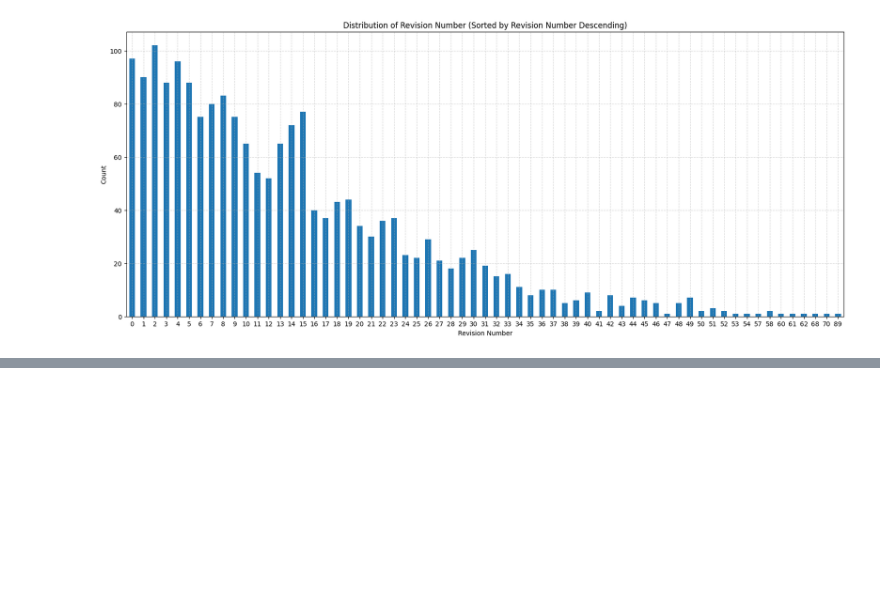
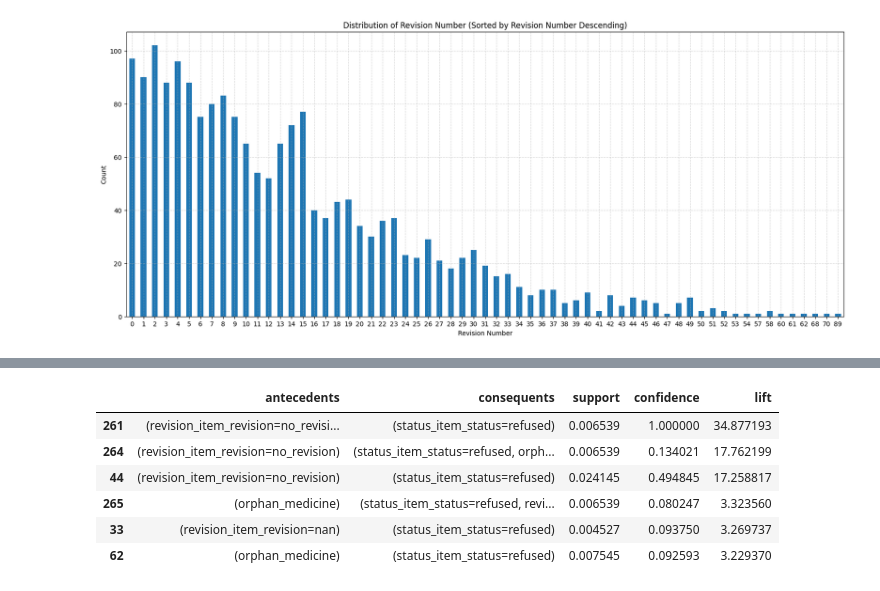
Before and after one commit to SChamnan/ba820-unsupervised-ml-team10-project, a Jupyter notebook: Chamnan_Suon_M4_European_Drugs_Development.ipynb, the cells around one changed output, grey strips where cells are left out. Saved outputs shown, nothing was run; the diff lists cells and outputs as text; code cells hidden in the pictures; blank space fills up the shorter version.

```diff
--- a/Chamnan_Suon_M4_European_Drugs_Development.ipynb
+++ b/Chamnan_Suon_M4_European_Drugs_Development.ipynb
@@ -568,0 +627,7 @@ plt.show()
+# %%
+# Create revision category
+drugs_df["revision_group"] = pd.cut(
+    drugs_df["revision_number"],
+    bins=[-1,0,15,30,45,float("inf")],
+    labels=["no_revision", "low_revision", "medium_revision", "high_revision", "very_high_revision"]
+)
@@ -568,0 +636,74 @@ plt.show()
+# %%
+from mlxtend.frequent_patterns import apriori, association_rules
+
+# Get boolean features
+boolean_features = [
+    "patient_safety",
+    "additional_monitoring",
+    "generic",
+    "biosimilar",
+    "conditional_approval",
+    "exceptional_circumstances",
+    "accelerated_assessment",
+    "orphan_medicine"
+]
+
+# Ensure boolean
+for col in boolean_features:
+    drugs_df[col] = drugs_df[col].fillna(0).astype(int).eq(1)
+
+# Build txn basket
+# Create item labels
+drugs_df["revision_item"] = "revision=" + drugs_df["revision_group"].astype(str)
+drugs_df["status_item"] = "status=" + drugs_df["authorisation_status"]
+
+# Start basket with revision + status
+basket = pd.get_dummies(drugs_df[["revision_item", "status_item"]])
+
+# Add boolean feature items
+for col in boolean_features:
+    basket[col] = drugs_df[col]
+
+basket = basket.groupby(level=0).max()
+
+# run apriori
+frequent_itemsets = apriori(
+    basket,
+    min_support=0.002,
+    use_colnames=True
+)
+
+rules = association_rules(
+    frequent_itemsets,
+    metric="confidence",
+    min_threshold=0.06
+)
+
+# Focus on rules include refused
+
+rules_refused = rules[
+    rules["consequents"].apply(lambda x: "status_item_status=refused" in x)
+].sort_values(by="lift", ascending=False)
+
+
+rules_refused = rules_refused.sort_values(
+    ["lift", "confidence"],
+    ascending=False
+)
+
+# print the rules
+rules_refused[[
+    "antecedents",
+    "consequents",
+    "support",
+    "confidence",
+    "lift"
+]].head(20)
+# %% [output]
+|  | antecedents | consequents | support | confidence | lift |
+| 261 | (revision_item_revision=no_revisi... | (status_item_status=refused) | 0.006539 | 1.000000 | 34.877193 |
+| 264 | (revision_item_revision=no_revision) | (status_item_status=refused, orph... | 0.006539 | 0.134021 | 17.762199 |
+| 44 | (revision_item_revision=no_revision) | (status_item_status=refused) | 0.024145 | 0.494845 | 17.258817 |
+| 265 | (orphan_medicine) | (status_item_status=refused, revi... | 0.006539 | 0.080247 | 3.323560 |
+| 33 | (revision_item_revision=nan) | (status_item_status=refused) | 0.004527 | 0.093750 | 3.269737 |
+| 62 | (orphan_medicine) | (status_item_status=refused) | 0.007545 | 0.092593 | 3.229370 |
```
Also changed, not shown: parts of 7 cells of this notebook.
